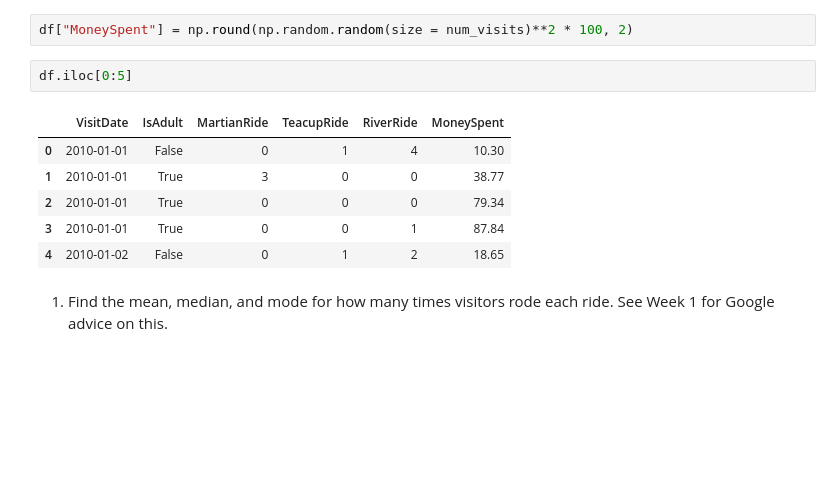
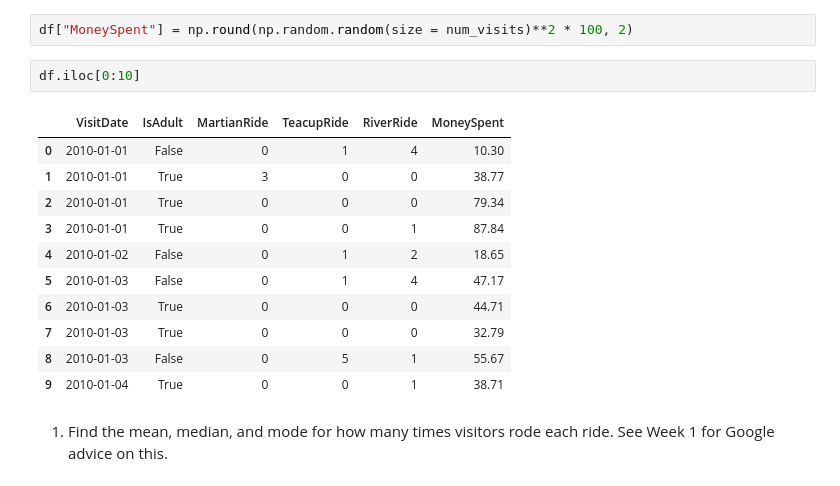
Before and after one commit to Jbaner/Module-B-semester-2, a Jupyter notebook: Week3.ipynb, the cells around one changed output. Drawn from its saved outputs; the diff is of its cells as text; blank space fills up the shorter version.

```diff
--- a/Week3.ipynb
+++ b/Week3.ipynb
@@ -180,14 +180,19 @@ df["RiverRide"] = np.random.choice([0] * 8 + [1] * 3 + [2] * 2, size = num_visit
 # %%
 df["MoneySpent"] = np.round(np.random.random(size = num_visits)**2 * 100, 2)
 # %%
-df.iloc[0:5]
+df.iloc[0:10]
 # %% [output]
 |  | VisitDate | IsAdult | MartianRide | TeacupRide | RiverRide | MoneySpent |
 | 0 | 2010-01-01 | False | 0 | 1 | 4 | 10.30 |
 | 1 | 2010-01-01 | True | 3 | 0 | 0 | 38.77 |
 | 2 | 2010-01-01 | True | 0 | 0 | 0 | 79.34 |
 | 3 | 2010-01-01 | True | 0 | 0 | 1 | 87.84 |
 | 4 | 2010-01-02 | False | 0 | 1 | 2 | 18.65 |
+| 5 | 2010-01-03 | False | 0 | 1 | 4 | 47.17 |
+| 6 | 2010-01-03 | True | 0 | 0 | 0 | 44.71 |
+| 7 | 2010-01-03 | True | 0 | 0 | 0 | 32.79 |
+| 8 | 2010-01-03 | False | 0 | 5 | 1 | 55.67 |
+| 9 | 2010-01-04 | True | 0 | 0 | 1 | 38.71 |
 # %% [markdown]
 1. Find the mean, median, and mode for how many times visitors rode each ride.  See Week 1 for Google advice on this.
 # %%
```
Also changed, not shown: parts of 4 cells of this notebook.
